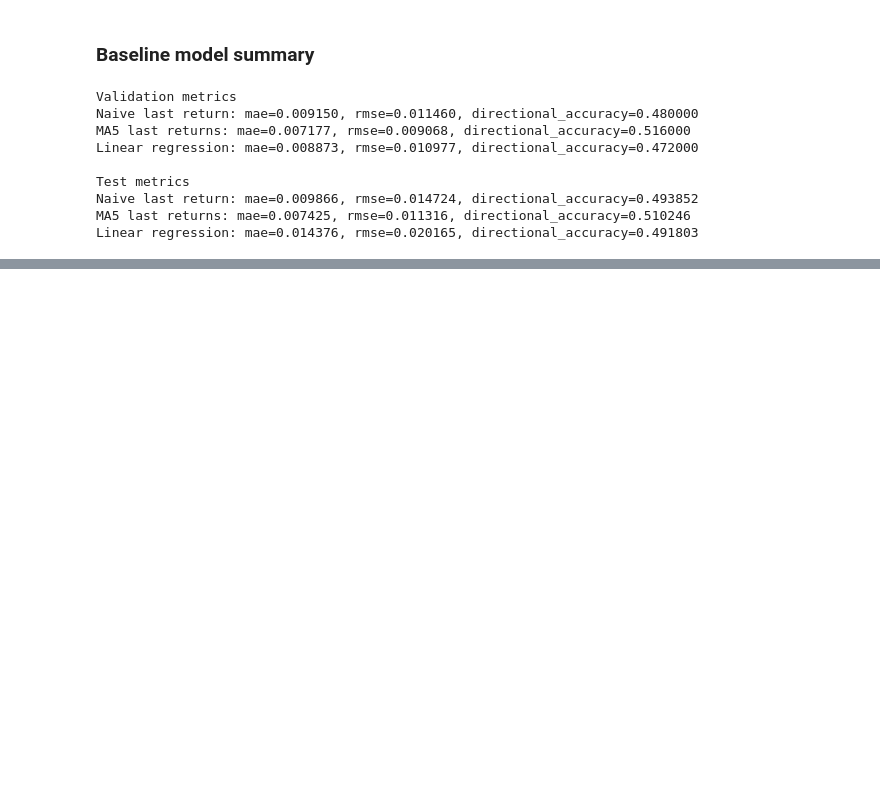
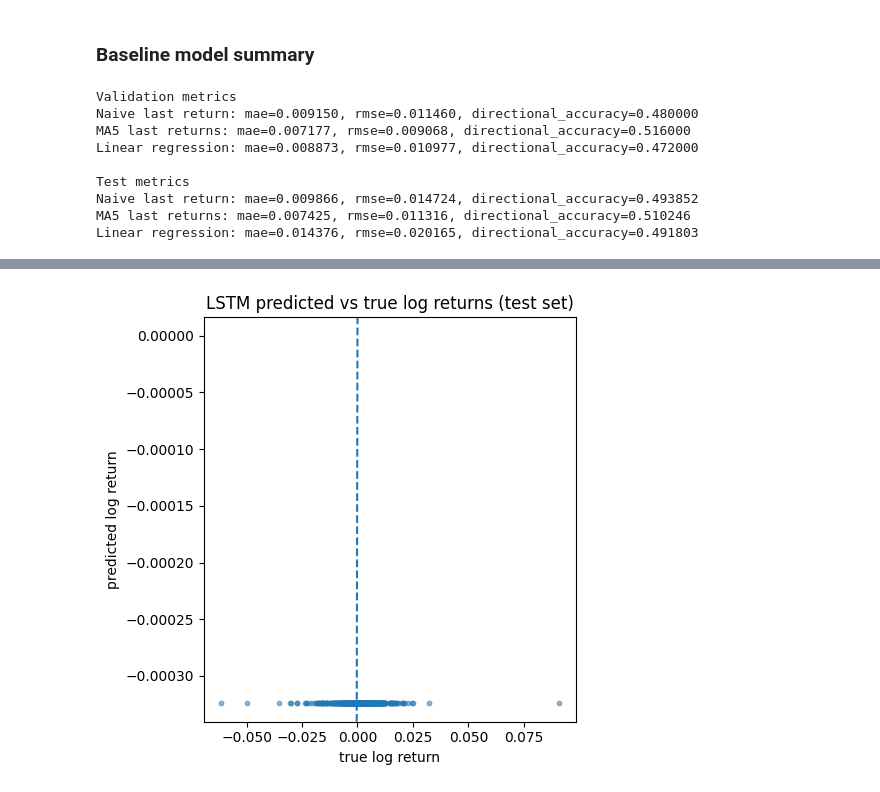
Before and after one commit to mahdi-rjb/explainable-generative-ai-financial-forecasting, a Jupyter notebook: 03_Notebooks/02_Model_Training.ipynb, the cells around one changed output, grey strips where cells are left out. Cells and saved outputs as stored; diff of their text form; code cells hidden in the pictures; blank space fills up the shorter version.

```diff
--- a/03_Notebooks/02_Model_Training.ipynb
+++ b/03_Notebooks/02_Model_Training.ipynb
@@ -247,0 +761,11 @@ Linear regression: mae=0.014376, rmse=0.020165, directional_accuracy=0.491803
+# %%
+plt.figure(figsize=(5, 5))
+plt.scatter(df_test_pred["y_true"], df_test_pred["y_pred_lstm"], s=10, alpha=0.5)
+plt.axline((0, 0), slope=1.0, linestyle="--")
+plt.title("LSTM predicted vs true log returns (test set)")
+plt.xlabel("true log return")
+plt.ylabel("predicted log return")
+plt.tight_layout()
+plt.show()
+# %% [output]
+[figure, added]
```
Also changed, not shown: parts of 29 cells of this notebook, 7 other files.
